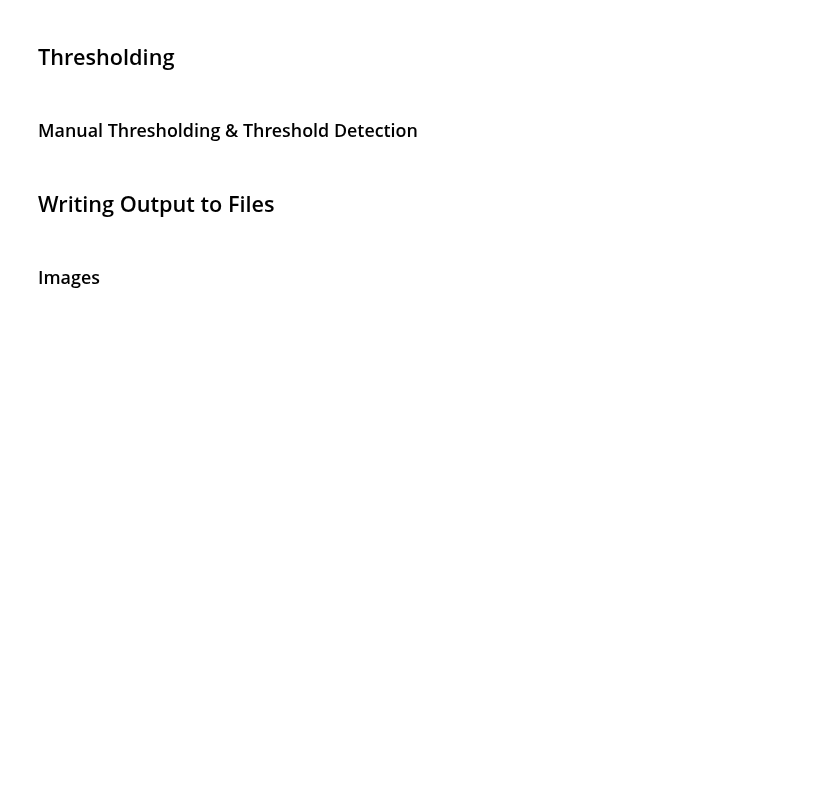
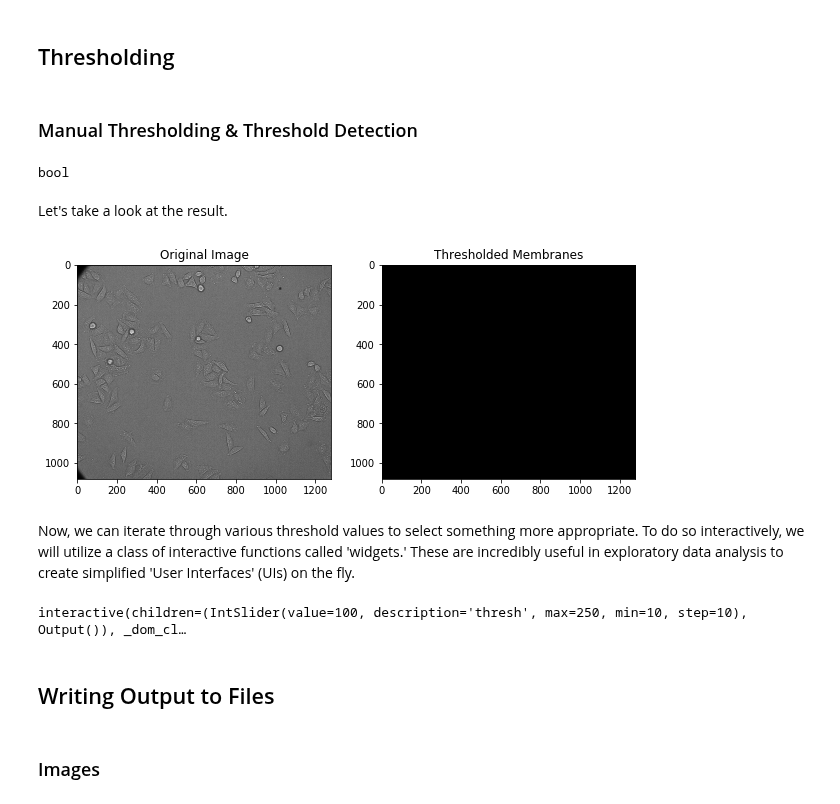
Before and after one commit to vanvalenlab/intro-to-deepcell, a Jupyter notebook: Day2_ImageProcessing.ipynb, the cells around one changed output. Saved outputs shown, nothing was run; the diff lists cells and outputs as text; code cells hidden in the pictures; blank space fills up the shorter version.

```diff
--- a/Day2_ImageProcessing.ipynb
+++ b/Day2_ImageProcessing.ipynb
@@ -110,19 +110,19 @@ plt.show()
 # %% [markdown]
 Here is a side-by-sdie example using our cat image from ealier:
 # %%
-img = imread('resources/cat.jpg')
-img_tinted = img * [1, 0.95, 0.9]
+img2 = imread('resources/cat.jpg')
+img_tinted2 = img2 * [1, 0.95, 0.9]
 
 # Show the original image
 plt.subplot(1, 2, 1)
-plt.imshow(img)
+plt.imshow(img2)
 
 # Show the tinted image
 plt.subplot(1, 2, 2)
 
 # A slight gotcha with imshow is that it might give strange results if presented with data that is not uint8.
 # To work around this, we explicitly cast the image to uint8 before displaying it.
-plt.imshow(np.uint8(img_tinted))
+plt.imshow(np.uint8(img_tinted2))
 plt.show()
 # %% [output]
 [figure]
@@ -144,3 +142,44 @@ thresh = 70
+# %%
+# Create a variable (int) to hold a threshold value, which can be changed later to something more suitable.
+thresh = 70
+
+# Recall that relational (Boolean) expressions, such as 'smaller' (<), 'equal' (==) or 'greater or equal' (>=),
+# can be used with numpy arrays to directly assign the result to a new variable.
+mem = img > thresh
+
+# Check the dtype of your thresholded image - it should be boolean, meaning an array filled with 'True' and 'False',
+# where 'True' is the foreground (regions above the threshold) and 'False' is the background.
+print(mem.dtype)
+# %% [output]
+bool
+# %% [markdown]
+Let's take a look at the result.
+# %%
+fig, ax = plt.subplots(1, 2, figsize=(10,7))
+ax[0].imshow(img, interpolation='none', cmap='gray')
+ax[1].imshow(mem, interpolation='none', cmap='gray')
+ax[0].set_title('Original Image')
+ax[1].set_title('Thresholded Membranes')
+plt.show()
+# %% [output]
+[figure, added]
+# %% [markdown]
+Now, we can iterate through various threshold values to select something more appropriate. To do so interactively, we will utilize a class of interactive functions called 'widgets.' These are incredibly useful in exploratory data analysis to create simplified 'User Interfaces' (UIs) on the fly.
+# %%
+# Prepare widget
+from ipywidgets import interact
+@interact(thresh=(10,250,10))
+def select_threshold(thresh=100):
+
+    # Thresholding
+    mem = img > thresh
+
+    # Visualization
+    plt.figure(figsize=(7,7))
+    plt.imshow(mem, interpolation='none', cmap='gray')
+    plt.show()
+# %% [output]
+interactive(children=(IntSlider(value=100, description='thresh', max=250, min=10, step=10), Output()), _dom_cl…
 # %% [markdown]
 ## Writing Output to Files
 # %% [markdown]
```
Also changed, not shown: parts of 2 cells of this notebook.
